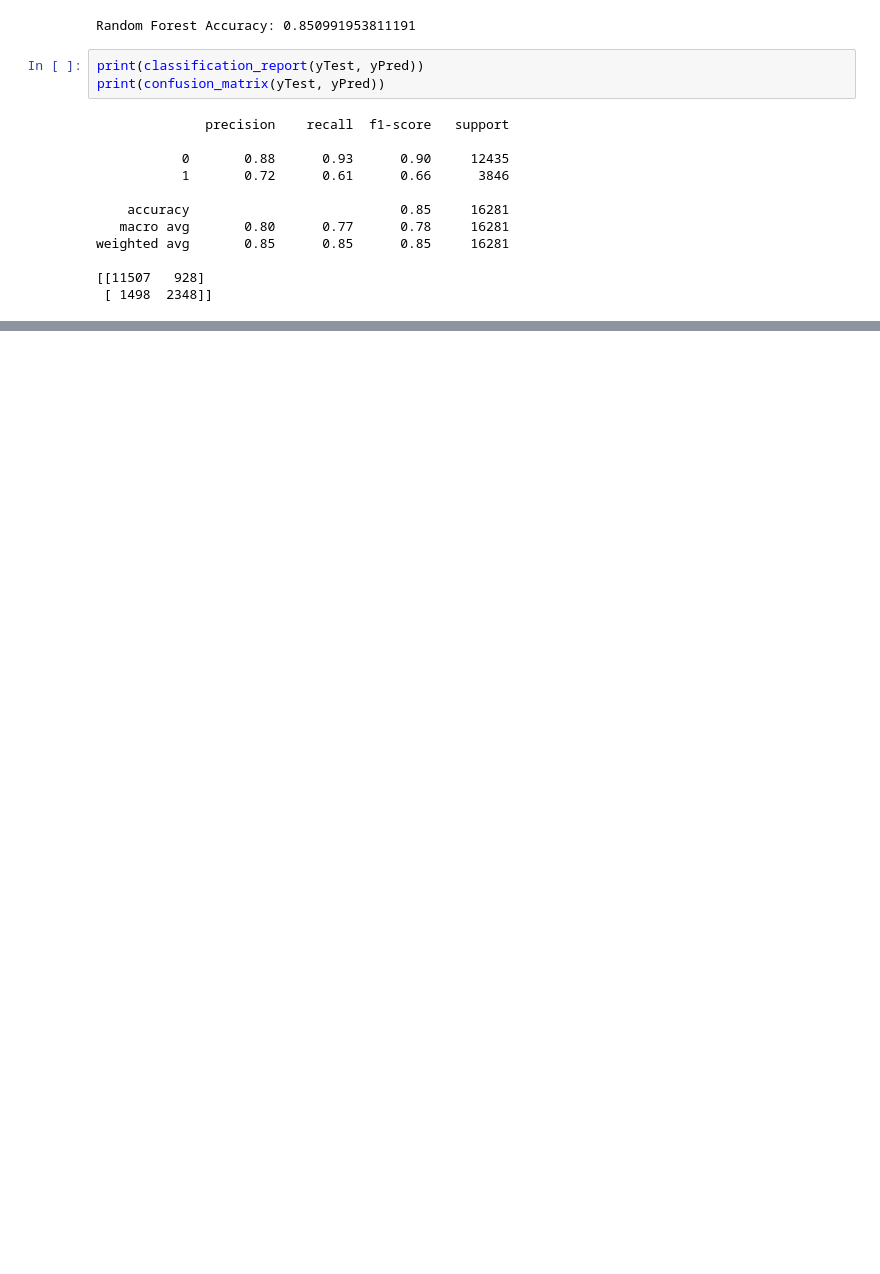
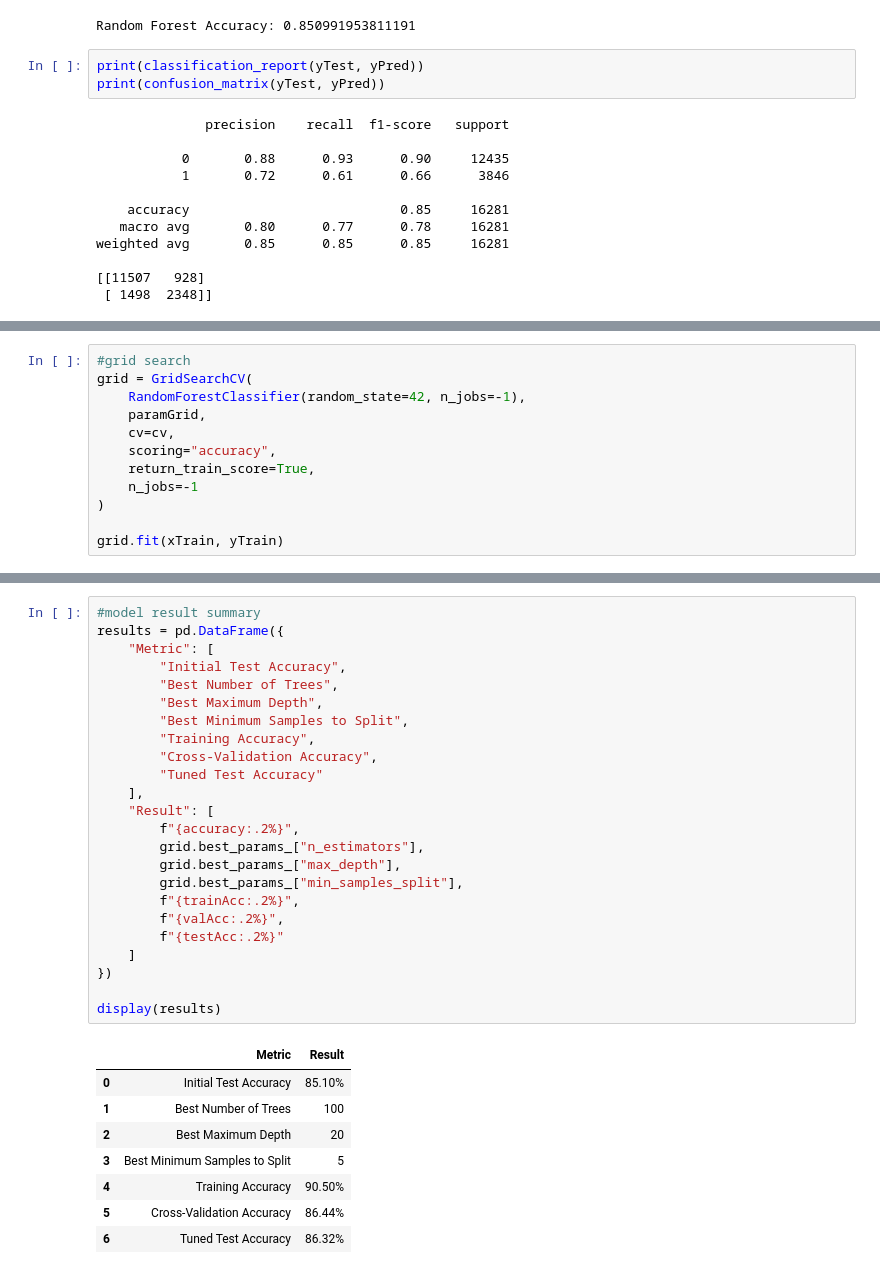
Before and after one commit to millieorellana/ECS171GroupProject, a Jupyter notebook: randomForest.ipynb, the cells around one changed output, grey strips where cells are left out. Saved outputs shown, nothing was run; the diff lists cells and outputs as text; blank space fills up the shorter version.

Commit message:
adding grid search, cross validation and overall organization to random forest model

```diff
--- a/randomForest.ipynb
+++ b/randomForest.ipynb
@@ -58,0 +78,12 @@ weighted avg       0.85      0.85      0.85     16281
+# %%
+#grid search
+grid = GridSearchCV(
+    RandomForestClassifier(random_state=42, n_jobs=-1),
+    paramGrid,
+    cv=cv,
+    scoring="accuracy",
+    return_train_score=True,
+    n_jobs=-1
+)
+
+grid.fit(xTrain, yTrain)
@@ -58,0 +119,33 @@ weighted avg       0.85      0.85      0.85     16281
+# %%
+#model result summary
+results = pd.DataFrame({
+    "Metric": [
+        "Initial Test Accuracy",
+        "Best Number of Trees",
+        "Best Maximum Depth",
+        "Best Minimum Samples to Split",
+        "Training Accuracy",
+        "Cross-Validation Accuracy",
+        "Tuned Test Accuracy"
+    ],
+    "Result": [
+        f"{accuracy:.2%}",
+        grid.best_params_["n_estimators"],
+        grid.best_params_["max_depth"],
+        grid.best_params_["min_samples_split"],
+        f"{trainAcc:.2%}",
+        f"{valAcc:.2%}",
+        f"{testAcc:.2%}"
+    ]
+})
+
+display(results)
+# %% [output]
+|  | Metric | Result |
+| 0 | Initial Test Accuracy | 85.10% |
+| 1 | Best Number of Trees | 100 |
+| 2 | Best Maximum Depth | 20 |
+| 3 | Best Minimum Samples to Split | 5 |
+| 4 | Training Accuracy | 90.50% |
+| 5 | Cross-Validation Accuracy | 86.44% |
+| 6 | Tuned Test Accuracy | 86.32% |
```
Also changed, not shown: parts of 9 cells of this notebook.
